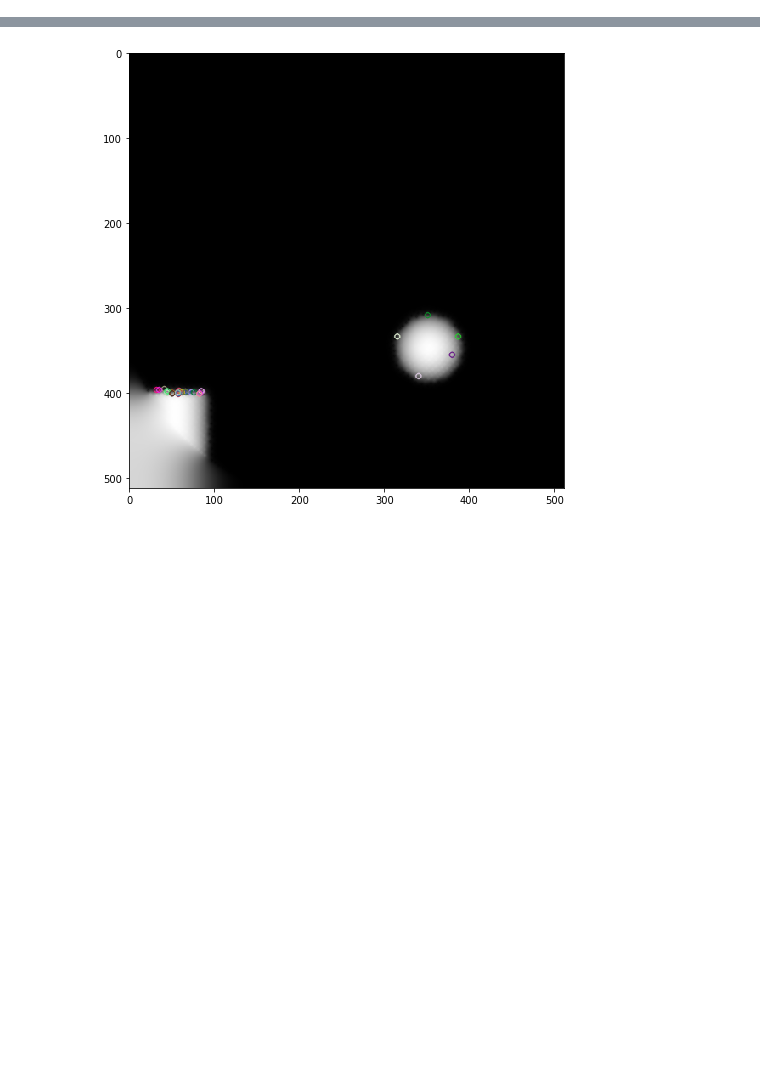
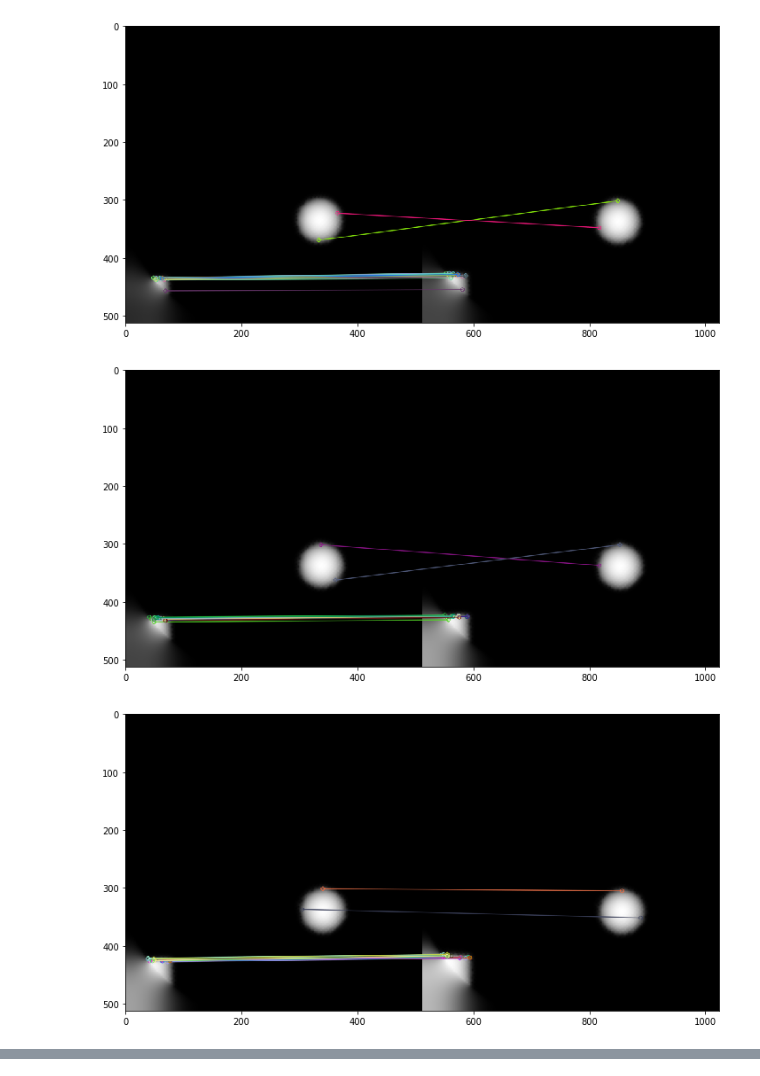
Before and after one commit to General-Ilya/EnhancedAFM, a Jupyter notebook: OpticalFlow.ipynb, the cells around one changed output, grey strips where cells are left out. Saved outputs shown, nothing was run; the diff lists cells and outputs as text; code cells hidden in the pictures; blank space fills up the shorter version.

Commit message:
SIFT

```diff
--- a/OpticalFlow.ipynb
+++ b/OpticalFlow.ipynb
@@ -45,25 +28,29 @@ plt.imshow(frames[0], cmap="gray")
 # %%
 # attempt at raw SIFT
-frame_prev = frame[0]
-for frame in frames[1:]:
-    orb = cv2.ORB_create()
+frame_prev = frames[0]
+# create SIFT object
+orb = cv2.ORB_create()
+for frame in frames[1:10]:
+    kp_prev, des_prev = orb.detectAndCompute(frame_prev, None)
+    kp_curr, des_curr = orb.detectAndCompute(frame,None)
 
-    kp_curr, des_curr = orb.detectAndCompute(frame,None)
-    kp_prev, des_prev = orb.detectAndCompute(frame_prev, None)
-
-    out = np.zeros_like(frame)
-    img = cv2.drawKeypoints(frame,kp, out)
-
-    # create BFMatcher object
     bf = cv2.BFMatcher(cv2.NORM_HAMMING, crossCheck=True)
-
-    # Match descriptors.
-    matches = bf.match(des1,des2)
+    matches = bf.match(des_prev,des_curr)
 
     # Sort them in the order of their distance.
     matches = sorted(matches, key = lambda x:x.distance)
 
-    # Draw first 10 matches.
-    img3 = cv2.drawMatches(img1,kp1,img2,kp2,matches[:10], flags=2)
+    # It requires an out object for some reason
+    out = np.zeros_like(frame)
 
-    plt.imshow(img3),plt.show()
+    # Look at first 40 matches
+    out = cv2.drawMatches(frame_prev, kp_prev,frame,kp_curr,matches[:40], out, flags=2)
+
+    plt.figure(figsize=(12,12))
+    plt.imshow(out),plt.show()
+
+    frame_prev = frame
+# %% [output]
+[figure, added]
+[figure, added]
+[figure, added]
@@ -70,7 +62,0 @@ for frame in frames[1:]:
-# %%
-plt.figure(figsize=(8,8))
-
-plt.imshow(img)
-plt.show()
-# %% [output]
-[figure, removed]
```
Also changed, not shown: parts of 4 cells of this notebook.
